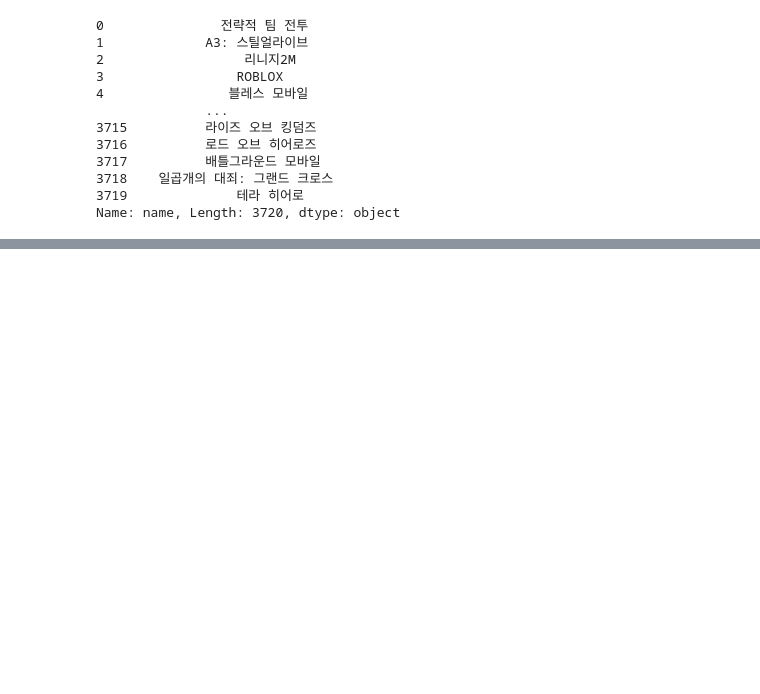
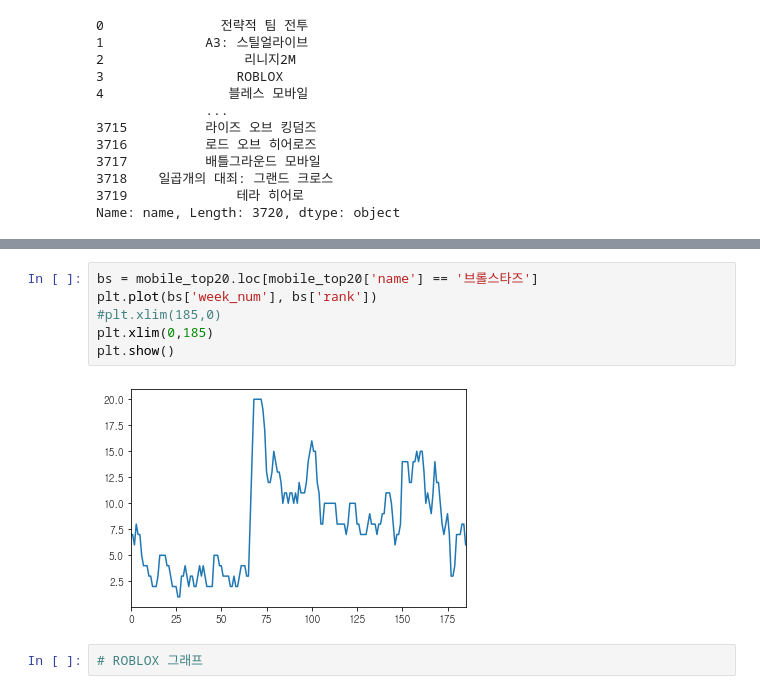
Before and after one commit to ssac-debbu/gameData, a Jupyter notebook: game_tree_graph/mobile graph.ipynb, the cells around one changed output, grey strips where cells are left out. Cells and saved outputs as stored; diff of their text form; blank space fills up the shorter version.

```diff
--- a/game_tree_graph/mobile graph.ipynb
+++ b/game_tree_graph/mobile graph.ipynb
@@ -276,0 +291,10 @@ mobile_top20_groupby_asc.head()
+# %%
+bs = mobile_top20.loc[mobile_top20['name'] == '브롤스타즈']
+plt.plot(bs['week_num'], bs['rank'])
+#plt.xlim(185,0)
+plt.xlim(0,185)
+plt.show()
+# %% [output]
+[figure, added]
+# %%
+# ROBLOX 그래프
```
Also changed, not shown: parts of 27 cells of this notebook, 2 other files.
